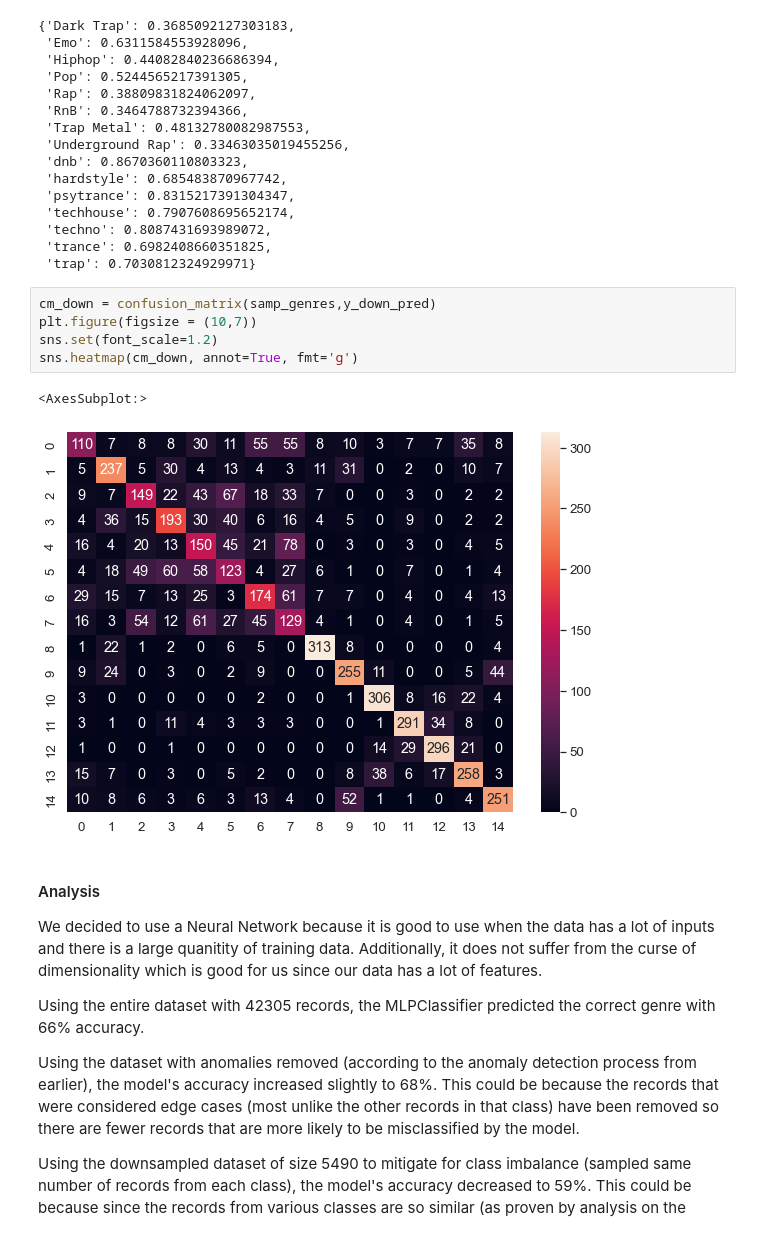
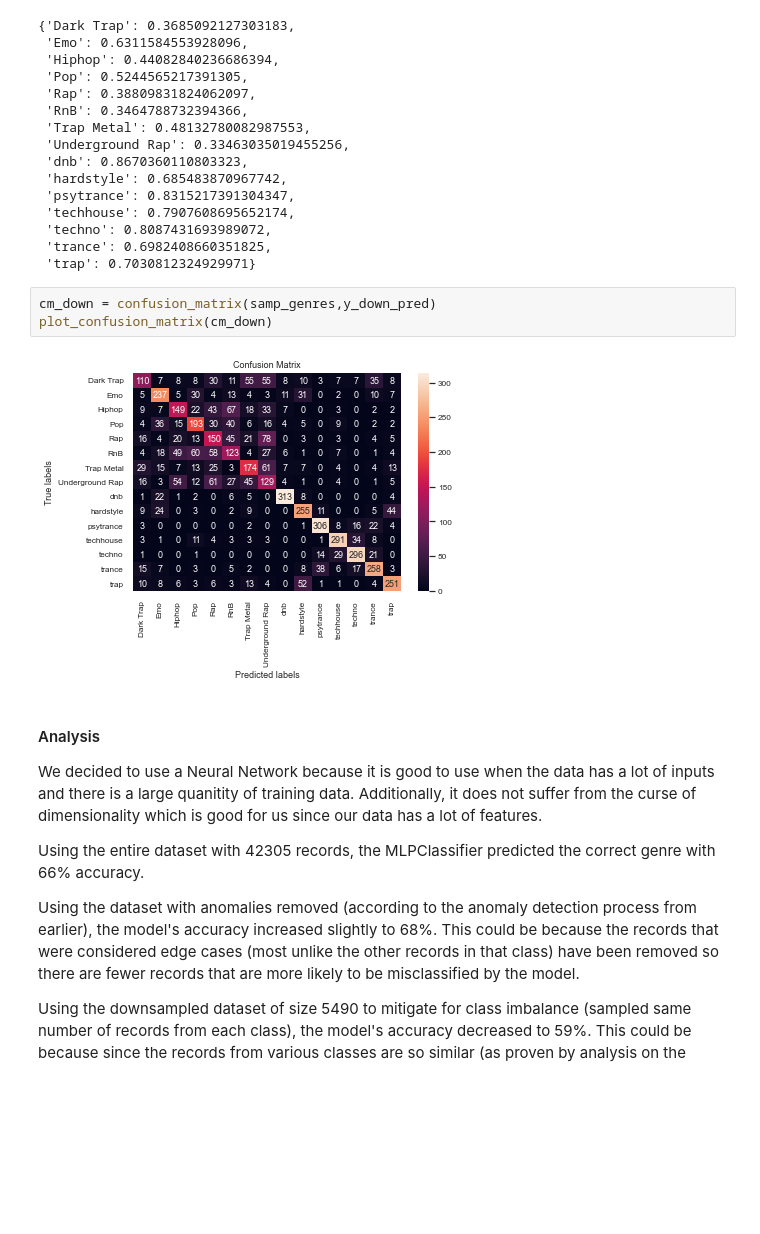
Before and after one commit to akarmakar87/ML_Final_Project, a Jupyter notebook: main.ipynb, the cells around one changed output. Cells and saved outputs as stored; diff of their text form; blank space fills up the shorter version.

```diff
--- a/main.ipynb
+++ b/main.ipynb
@@ -1123,14 +1131,11 @@ Underground Rap       0.32      0.36      0.33       362
  'techno': 0.8087431693989072,
  'trance': 0.6982408660351825,
  'trap': 0.7030812324929971}
-# %%
-cm_down = confusion_matrix(samp_genres,y_down_pred)
-plt.figure(figsize = (10,7))
-sns.set(font_scale=1.2)
-sns.heatmap(cm_down, annot=True, fmt='g')
-# %% [output]
-<AxesSubplot:>
-[figure, removed]
+# %%
+cm_down = confusion_matrix(samp_genres,y_down_pred)
+plot_confusion_matrix(cm_down)
+# %% [output]
+[figure, added]
 # %% [markdown]
 #### Analysis
 
```
Also changed, not shown: parts of 13 cells of this notebook.
